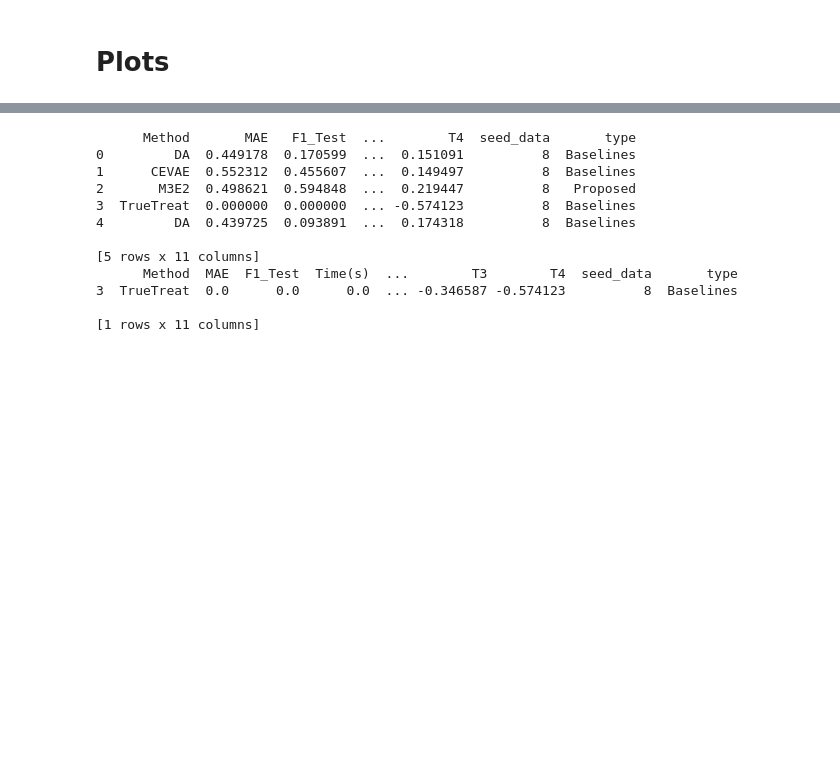
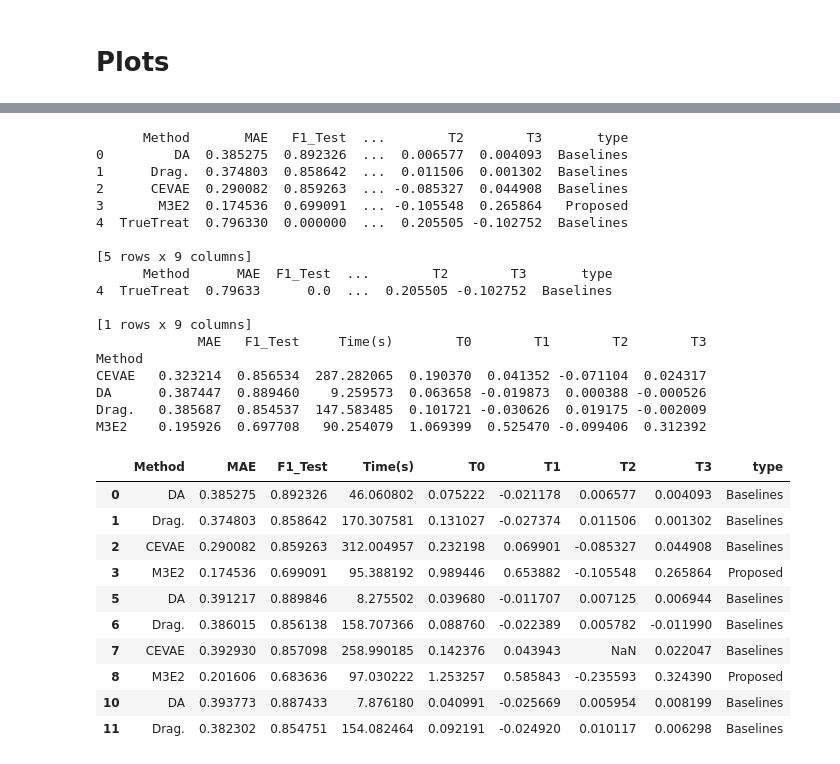
Before and after one commit to raquelaoki/M3E2, a Jupyter notebook: M3E2_plots.ipynb, the cells around one changed output, grey strips where cells are left out. Saved outputs shown, nothing was run; the diff lists cells and outputs as text; code cells hidden in the pictures; blank space fills up the shorter version.

```diff
--- a/M3E2_plots.ipynb
+++ b/M3E2_plots.ipynb
@@ -42,26 +352,49 @@ listfile
 # %%
 #picking config c as the individual plot results
-data = pd.read_csv(path+'output_'+dataname+'_config1c.csv').iloc[:, 1:]
+dataname2 = 'copula'
+data = pd.read_csv(path+'output_'+dataname2+'_config2c.csv').iloc[:, 1:]
+data['Method'] = data['Method'].str.replace("Dragonnet",'Drag.')
 data['type'] = 'Baselines'
 data['type'][data['Method']=='M3E2'] = 'Proposed'
-data.drop(['seed_models'],axis=1, inplace=True)
+data.drop(['seed_models','seed_data'],axis=1, inplace=True)
 print(data.head())
 
 TrueEffect = data[data['Method']=='TrueTreat']
 TrueEffect.drop_duplicates(keep='first', inplace=True)
 print(TrueEffect)
 
 data = data[data['Method']!='TrueTreat']
+print(data.groupby(['Method']).mean())
+
+#data['MAE'] = fix_mae_copula(data,TrueEffect)
+data.head(10)
 # %% [output]
-      Method       MAE   F1_Test  ...        T4  seed_data       type
-0         DA  0.449178  0.170599  ...  0.151091          8  Baselines
-1      CEVAE  0.552312  0.455607  ...  0.149497          8  Baselines
-2       M3E2  0.498621  0.594848  ...  0.219447          8   Proposed
-3  TrueTreat  0.000000  0.000000  ... -0.574123          8  Baselines
-4         DA  0.439725  0.093891  ...  0.174318          8  Baselines
+      Method       MAE   F1_Test  ...        T2        T3       type
+0         DA  0.385275  0.892326  ...  0.006577  0.004093  Baselines
+1      Drag.  0.374803  0.858642  ...  0.011506  0.001302  Baselines
+2      CEVAE  0.290082  0.859263  ... -0.085327  0.044908  Baselines
+3       M3E2  0.174536  0.699091  ... -0.105548  0.265864   Proposed
+4  TrueTreat  0.796330  0.000000  ...  0.205505 -0.102752  Baselines
 
-[5 rows x 11 columns]
-      Method  MAE  F1_Test  Time(s)  ...        T3        T4  seed_data       type
-3  TrueTreat  0.0      0.0      0.0  ... -0.346587 -0.574123          8  Baselines
+[5 rows x 9 columns]
+      Method      MAE  F1_Test  ...        T2        T3       type
+4  TrueTreat  0.79633      0.0  ...  0.205505 -0.102752  Baselines
 
-[1 rows x 11 columns]
+[1 rows x 9 columns]
+             MAE   F1_Test     Time(s)        T0        T1        T2        T3
+Method
+CEVAE   0.323214  0.856534  287.282065  0.190370  0.041352 -0.071104  0.024317
+DA      0.387447  0.889460    9.259573  0.063658 -0.019873  0.000388 -0.000526
+Drag.   0.385687  0.854537  147.583485  0.101721 -0.030626  0.019175 -0.002009
+M3E2    0.195926  0.697708   90.254079  1.069399  0.525470 -0.099406  0.312392
+|  | Method | MAE | F1_Test | Time(s) | T0 | T1 | T2 | T3 | type |
+| 0 | DA | 0.385275 | 0.892326 | 46.060802 | 0.075222 | -0.021178 | 0.006577 | 0.004093 | Baselines |
+| 1 | Drag. | 0.374803 | 0.858642 | 170.307581 | 0.131027 | -0.027374 | 0.011506 | 0.001302 | Baselines |
+| 2 | CEVAE | 0.290082 | 0.859263 | 312.004957 | 0.232198 | 0.069901 | -0.085327 | 0.044908 | Baselines |
+| 3 | M3E2 | 0.174536 | 0.699091 | 95.388192 | 0.989446 | 0.653882 | -0.105548 | 0.265864 | Proposed |
+| 5 | DA | 0.391217 | 0.889846 | 8.275502 | 0.039680 | -0.011707 | 0.007125 | 0.006944 | Baselines |
+| 6 | Drag. | 0.386015 | 0.856138 | 158.707366 | 0.088760 | -0.022389 | 0.005782 | -0.011990 | Baselines |
+| 7 | CEVAE | 0.392930 | 0.857098 | 258.990185 | 0.142376 | 0.043943 | NaN | 0.022047 | Baselines |
+| 8 | M3E2 | 0.201606 | 0.683636 | 97.030222 | 1.253257 | 0.585843 | -0.235593 | 0.324390 | Proposed |
+| 10 | DA | 0.393773 | 0.887433 | 7.876180 | 0.040991 | -0.025669 | 0.005954 | 0.008199 | Baselines |
+| 11 | Drag. | 0.382302 | 0.854751 | 154.082464 | 0.092191 | -0.024920 | 0.010117 | 0.006298 | Baselines |
```
Also changed, not shown: parts of 19 cells of this notebook, 6 other files.
